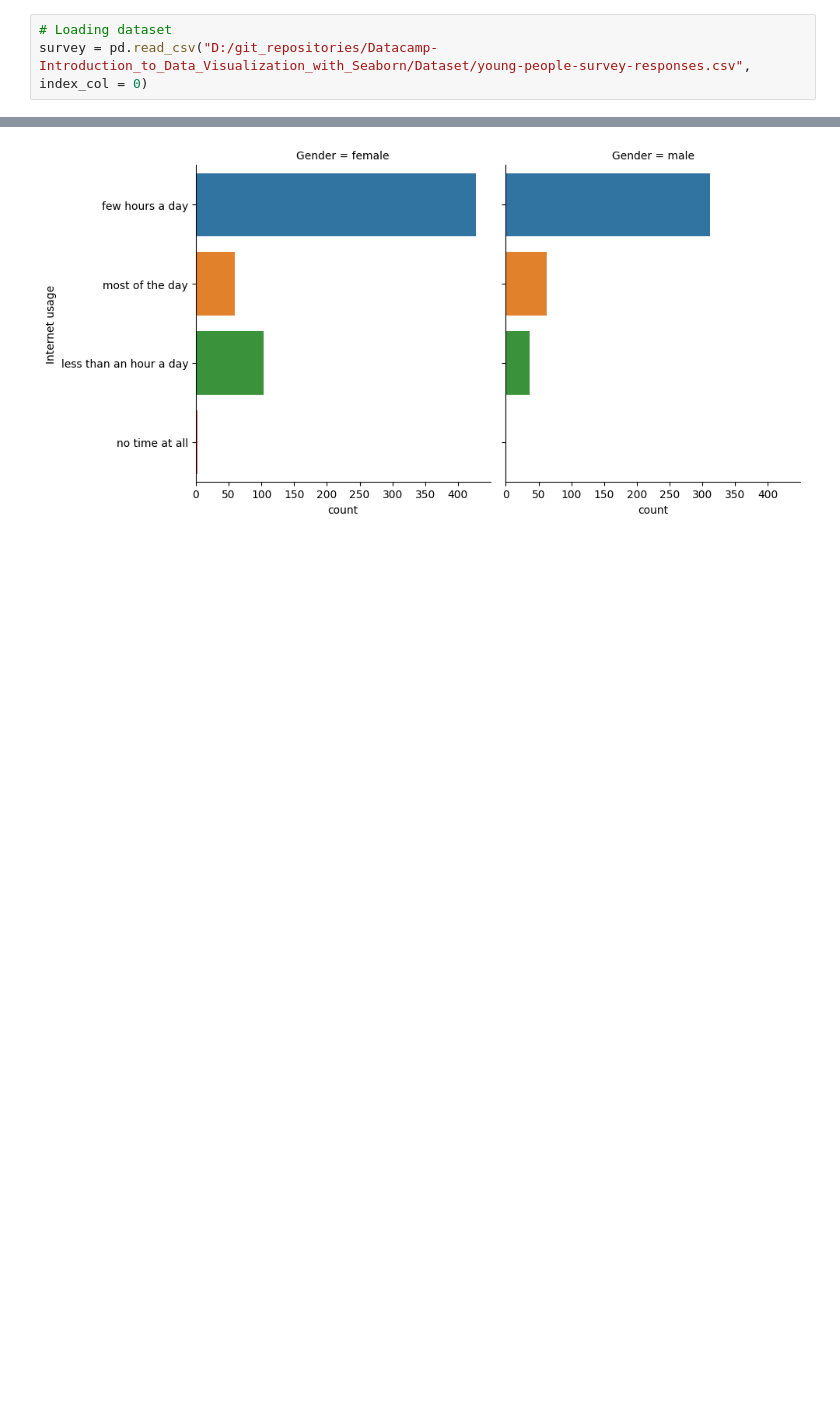
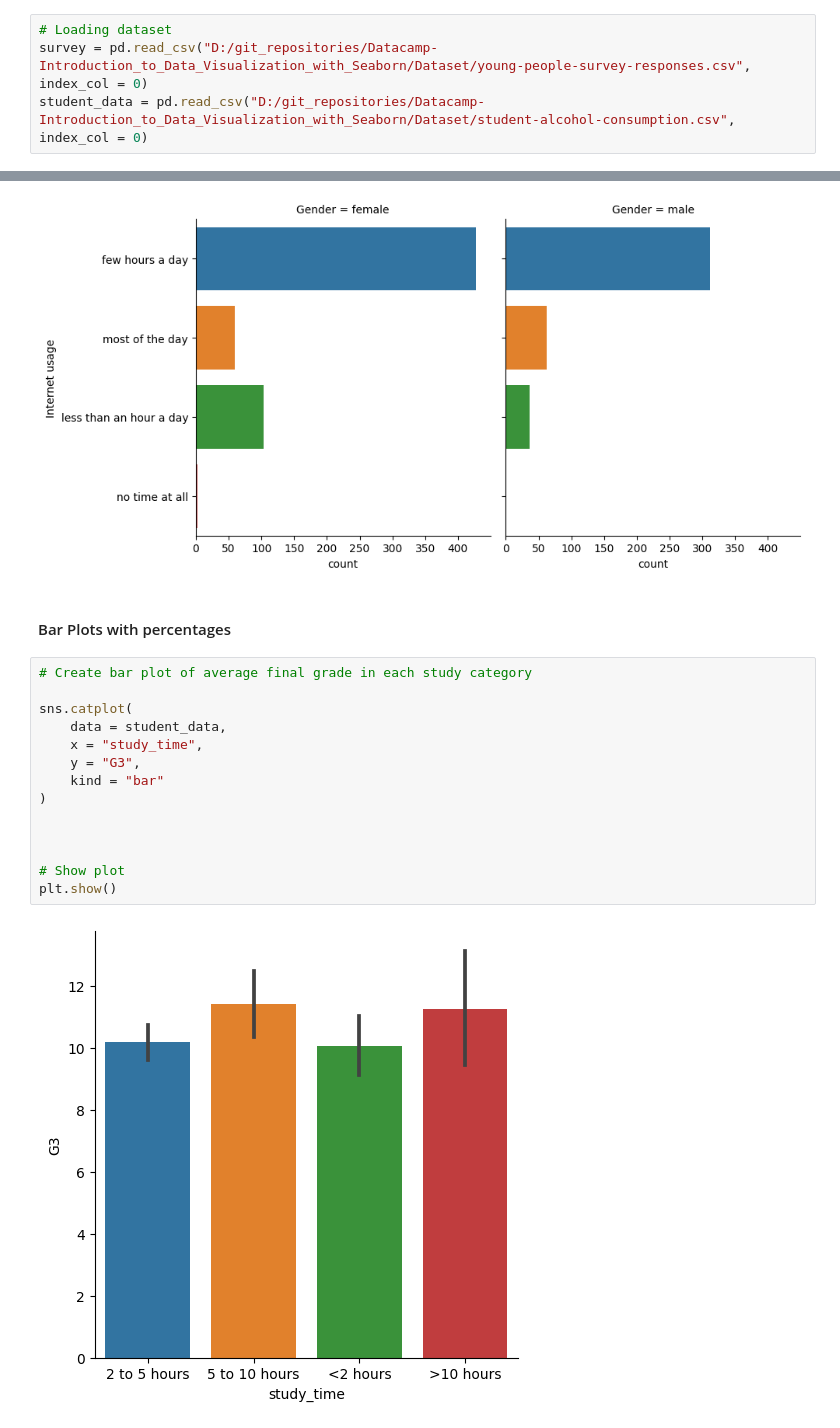
Before and after one commit to ishtiakrongon/Datacamp-Introduction_to_Data_Visualization_with_Seaborn, a Jupyter notebook: Visualizing categorical variable.ipynb, the cells around one changed output, grey strips where cells are left out. Cells and saved outputs as stored; diff of their text form; blank space fills up the shorter version.

```diff
--- a/Visualizing categorical variable.ipynb
+++ b/Visualizing categorical variable.ipynb
@@ -13,6 +13,7 @@ import seaborn as sns
 # %%
 # Loading dataset
 survey = pd.read_csv("D:/git_repositories/Datacamp-Introduction_to_Data_Visualization_with_Seaborn/Dataset/young-people-survey-responses.csv", index_col = 0)
+student_data = pd.read_csv("D:/git_repositories/Datacamp-Introduction_to_Data_Visualization_with_Seaborn/Dataset/student-alcohol-consumption.csv", index_col = 0)
 # %%
 survey.head()
 # %% [output]
@@ -61,3 +62,21 @@ sns.catplot(y="Internet usage", data=survey,
 plt.show()
 # %% [output]
 [figure]
+# %% [markdown]
+#### Bar Plots with percentages
+# %%
+# Create bar plot of average final grade in each study category
+
+sns.catplot(
+    data = student_data,
+    x = "study_time",
+    y = "G3",
+    kind = "bar"
+)
+
+
+
+# Show plot
+plt.show()
+# %% [output]
+[figure, added]
```
